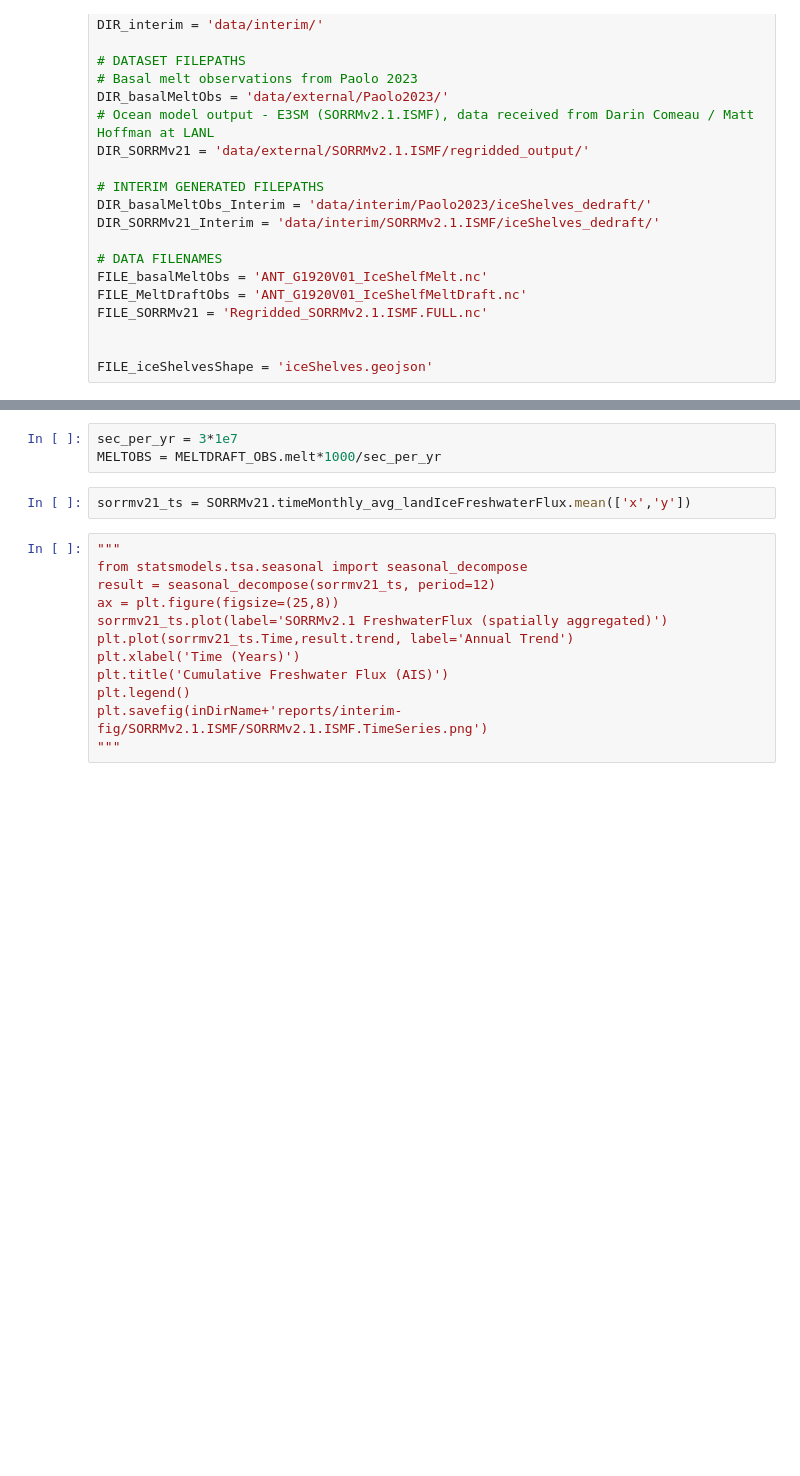
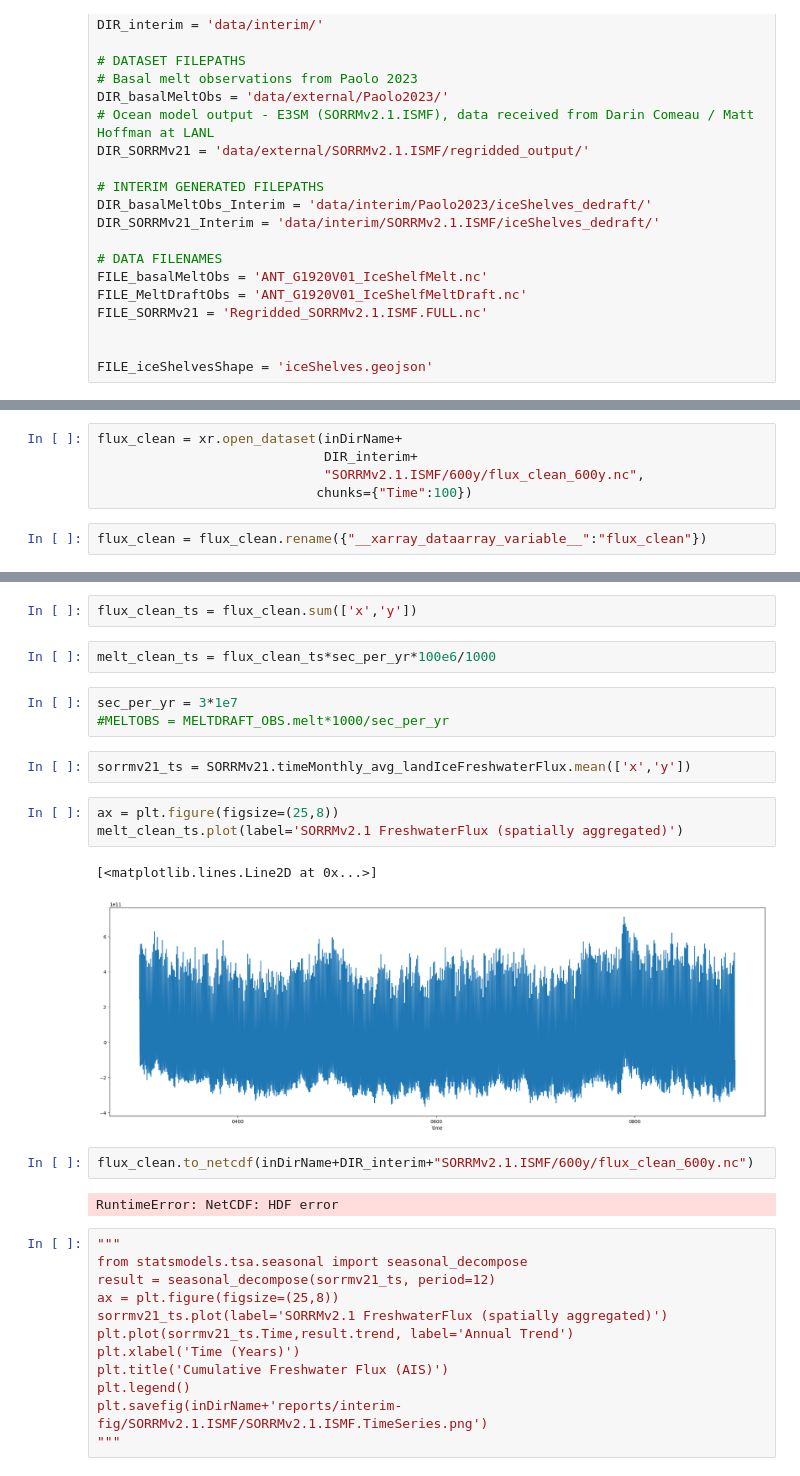
Before and after one commit to mshiv/aislens_emulation, a Jupyter notebook: notebooks/21-sm-bias-correction.ipynb, the cells around one changed output, grey strips where cells are left out. Saved outputs shown, nothing was run; the diff lists cells and outputs as text; blank space fills up the shorter version.

Commit message:
Add dask/chunking routines

```diff
--- a/notebooks/21-sm-bias-correction.ipynb
+++ b/notebooks/21-sm-bias-correction.ipynb
@@ -69,0 +79,7 @@ NameError: name 'MELTOBS' is not defined
+# %%
+flux_clean = xr.open_dataset(inDirName+
+                             DIR_interim+
+                             "SORRMv2.1.ISMF/600y/flux_clean_600y.nc",
+                            chunks={"Time":100})
+# %%
+flux_clean = flux_clean.rename({"__xarray_dataarray_variable__":"flux_clean"})
@@ -70,8 +114,22 @@ NameError: name 'MELTOBS' is not defined
+# %%
+flux_clean_ts = flux_clean.sum(['x','y'])
+# %%
+melt_clean_ts = flux_clean_ts*sec_per_yr*100e6/1000
 # %%
 sec_per_yr = 3*1e7
-MELTOBS = MELTDRAFT_OBS.melt*1000/sec_per_yr
+#MELTOBS = MELTDRAFT_OBS.melt*1000/sec_per_yr
 # %%
 sorrmv21_ts = SORRMv21.timeMonthly_avg_landIceFreshwaterFlux.mean(['x','y'])
+# %%
+ax = plt.figure(figsize=(25,8))
+melt_clean_ts.plot(label='SORRMv2.1 FreshwaterFlux (spatially aggregated)')
+# %% [output]
+[<matplotlib.lines.Line2D at 0x...>]
+[figure, added]
+# %%
+flux_clean.to_netcdf(inDirName+DIR_interim+"SORRMv2.1.ISMF/600y/flux_clean_600y.nc")
+# %% [output]
+RuntimeError: NetCDF: HDF error
 # %%
 """
 from statsmodels.tsa.seasonal import seasonal_decompose
```
Also changed, not shown: parts of 10 cells of this notebook, 1 other file.
